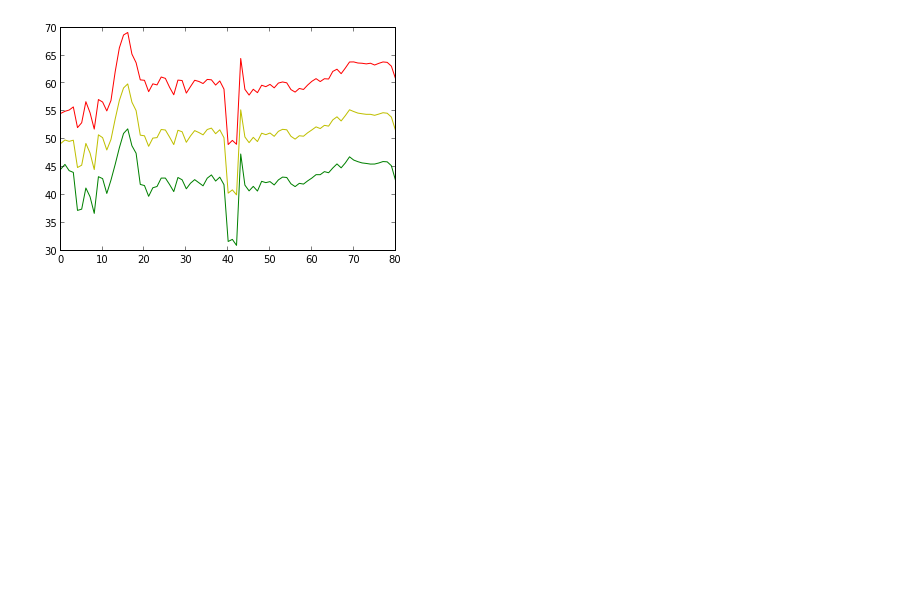
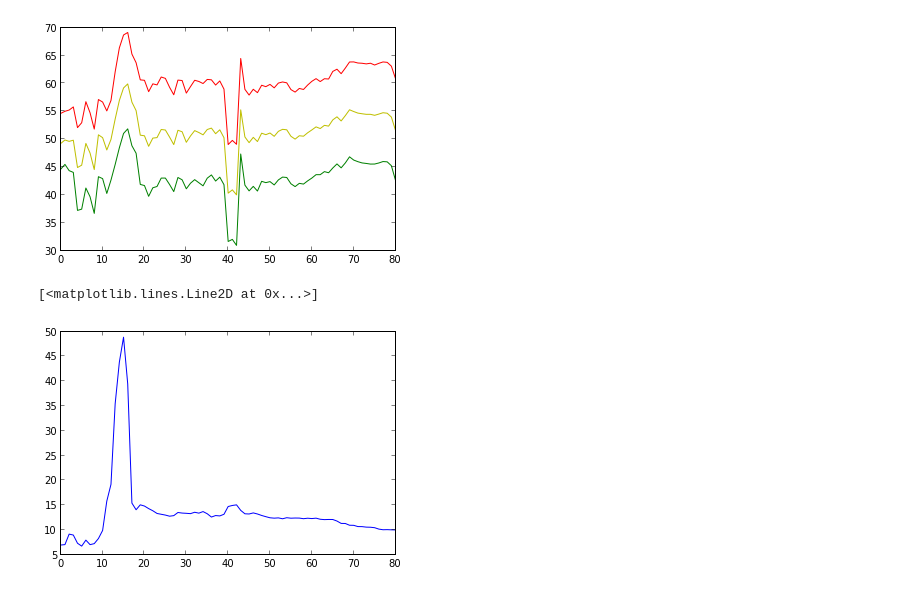
Before and after one commit to stream101/bigdata_final, a Jupyter notebook: 02_Global_Trend.ipynb, the cells around one changed output. Drawn from its saved outputs; the diff is of its cells as text; code cells hidden in the pictures; blank space fills up the shorter version.

Commit message:
add visible

```diff
--- a/02_Global_Trend.ipynb
+++ b/02_Global_Trend.ipynb
@@ -190,3 +190,8 @@ plot(min_per_year, 'g')
 # %% [output]
 [<matplotlib.lines.Line2D at 0x...>]
 [figure]
+# %%
+plot(visible_per_year, 'b')
+# %% [output]
+[<matplotlib.lines.Line2D at 0x...>]
+[figure, added]
```
